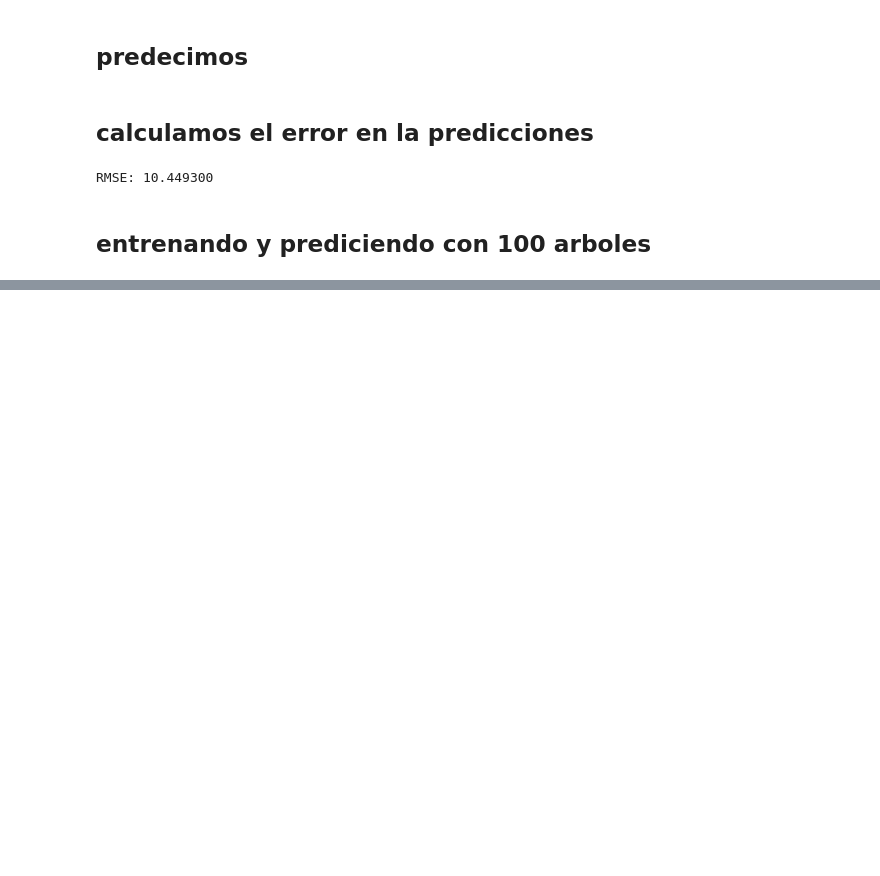
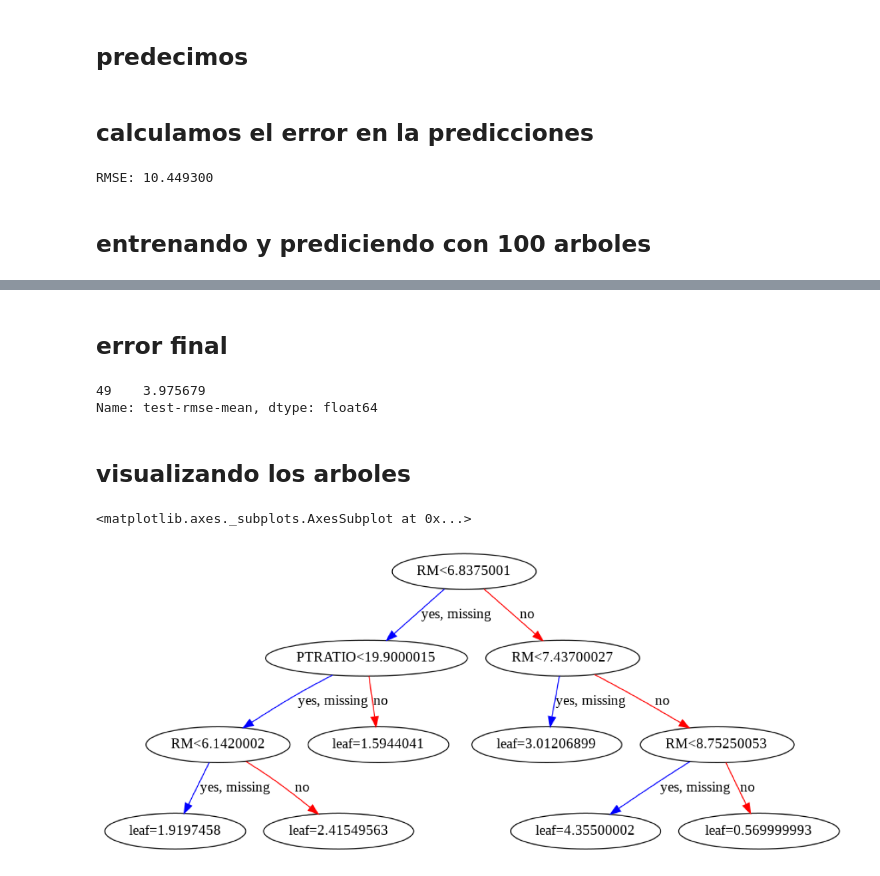
Before and after one commit to elemi10/7506-TP-Org-de-datos, a Jupyter notebook: XGBoost_practica.ipynb, the cells around one changed output, grey strips where cells are left out. Cells and saved outputs as stored; diff of their text form; code cells hidden in the pictures; blank space fills up the shorter version.

```diff
--- a/XGBoost_practica.ipynb
+++ b/XGBoost_practica.ipynb
@@ -116,0 +169,5 @@ RMSE: 10.449300
+# %%
+# esta estructura es para tener los datos de entrenamiento que es bastante eficiente con XGBoost
+data_dmatrix=xgb.DMatrix(data=X, label=y)
+# le estamos pasando con argumento todo el conjunto completo del set de datos (y no la parte separada de train y test), y le pasamos todos los
+# label que teniamos en la variable y
@@ -116,0 +176,14 @@ RMSE: 10.449300
+# %%
+# tenemos el xgboost en cv
+params ={'objective':'reg:squarederror','colsample_bytree':0.3,
+         'learning_rate':0.1,'max_depth':5,'alpha':10}
+
+# le pasamos en dtrain el data de matrix (que es donde tenemos los datos y el target),
+# luego le pasamos los hiperprametros de xgboos (params), despues el numero de particiones del cross validation que es = 3,
+# vamos a utilizar un num_boost_round de 50 arboles, y le vamos a indicar que early_stopping_round sea de 10 o sea que despues de 10 iteraciones
+# sino tenemos mejoras que corte.
+# La metrica va a ser el error cuadratico medio (rmse), vamos a indicar que devuelva los resultados como un dataframe de panda y para poder reproducir
+# los resultados indicamos una semilla = 123
+
+cv_results=xgb.cv(dtrain=data_dmatrix,params=params, nfold=3,
+                  num_boost_round=50, early_stopping_rounds=10,metrics='rmse', as_pandas=True, seed=123)
@@ -116,0 +203,8 @@ RMSE: 10.449300
+# %% [markdown]
+## error final
+# %%
+print((cv_results["test-rmse-mean"]).tail(1))
+# en la ultima iteracion (realizo 49 iteraciones) y muestra el error final del cross validation
+# %% [output]
+49    3.975679
+Name: test-rmse-mean, dtype: float64
@@ -116,0 +214,13 @@ RMSE: 10.449300
+# %% [markdown]
+## visualizando los arboles
+# %%
+# visualizamos
+xg_reg=xgb.train(params=params, dtrain=data_dmatrix,num_boost_round=10)
+# %%
+plt.rcParams['figure.figsize']=[20,20]
+
+# metodo plot_tree que le pasamos el modelo entrenado y cual es el arbol que queremos ver ( en este caso queremos ver el arbol 0)
+xgb.plot_tree(xg_reg,num_trees=0)
+# %% [output]
+<matplotlib.axes._subplots.AxesSubplot at 0x...>
+[figure, added]
```
Also changed, not shown: parts of 15 cells of this notebook.
